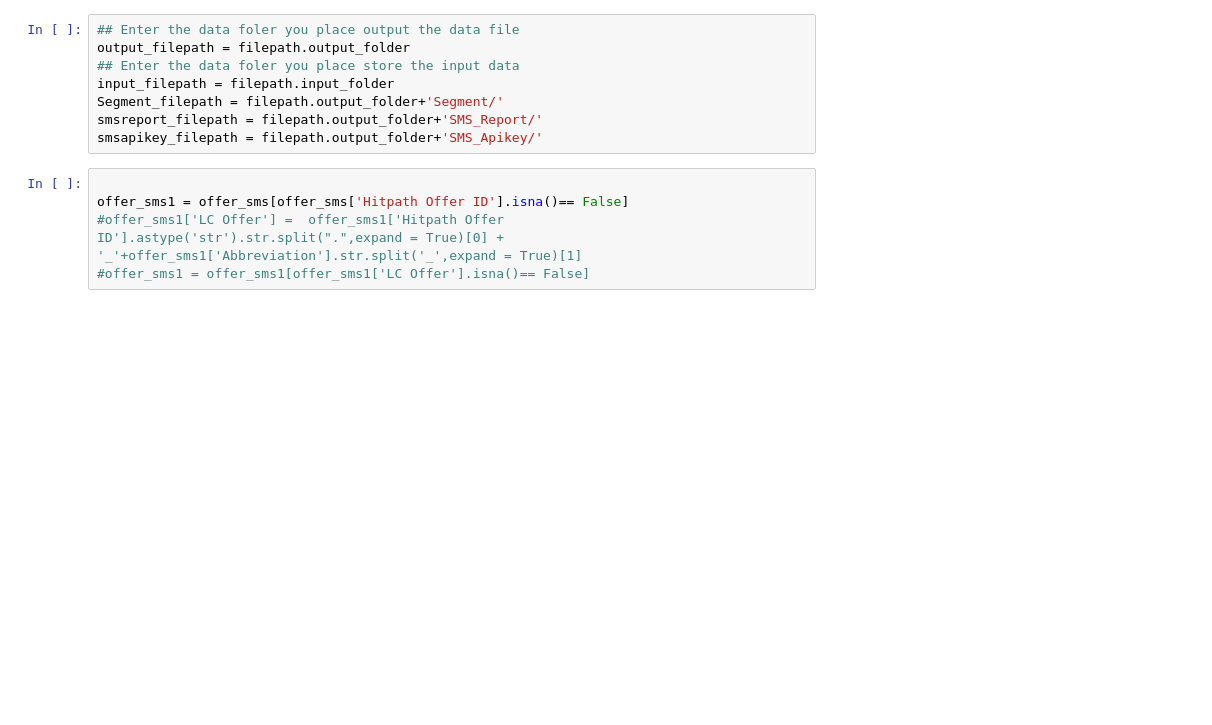
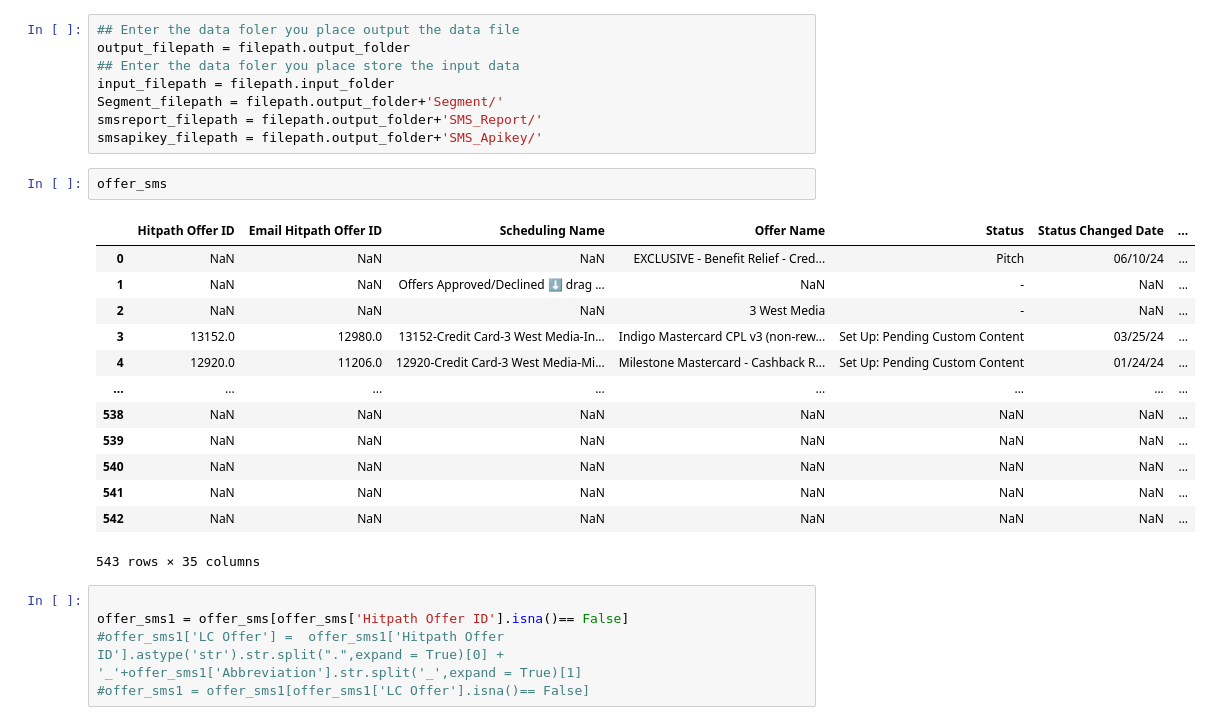
Before and after one commit to RXMG/SMS_Report, a Jupyter notebook: Daily_Reporting/Data_Cleaning.ipynb, the cells around one changed output. Drawn from its saved outputs; the diff is of its cells as text; blank space fills up the shorter version.

```diff
--- a/Daily_Reporting/Data_Cleaning.ipynb
+++ b/Daily_Reporting/Data_Cleaning.ipynb
@@ -37,6 +51,22 @@ input_filepath = filepath.input_folder
 Segment_filepath = filepath.output_folder+'Segment/'
 smsreport_filepath = filepath.output_folder+'SMS_Report/'
 smsapikey_filepath = filepath.output_folder+'SMS_Apikey/'
+# %%
+offer_sms
+# %% [output]
+|  | Hitpath Offer ID | Email Hitpath Offer ID | Scheduling Name | Offer Name | Status | Status Changed Date | ... |
+| 0 | NaN | NaN | NaN | EXCLUSIVE - Benefit Relief - Cred... | Pitch | 06/10/24 | ... |
+| 1 | NaN | NaN | Offers Approved/Declined ⬇️ drag ... | NaN | - | NaN | ... |
+| 2 | NaN | NaN | NaN | 3 West Media | - | NaN | ... |
+| 3 | 13152.0 | 12980.0 | 13152-Credit Card-3 West Media-In... | Indigo Mastercard CPL v3 (non-rew... | Set Up: Pending Custom Content | 03/25/24 | ... |
+| 4 | 12920.0 | 11206.0 | 12920-Credit Card-3 West Media-Mi... | Milestone Mastercard - Cashback R... | Set Up: Pending Custom Content | 01/24/24 | ... |
+| ... | ... | ... | ... | ... | ... | ... | ... |
+| 538 | NaN | NaN | NaN | NaN | NaN | NaN | ... |
+| 539 | NaN | NaN | NaN | NaN | NaN | NaN | ... |
+| 540 | NaN | NaN | NaN | NaN | NaN | NaN | ... |
+| 541 | NaN | NaN | NaN | NaN | NaN | NaN | ... |
+| 542 | NaN | NaN | NaN | NaN | NaN | NaN | ... |
+543 rows × 35 columns
 # %%
 
 offer_sms1 = offer_sms[offer_sms['Hitpath Offer ID'].isna()== False]
```
Also changed, not shown: parts of 34 cells of this notebook.
